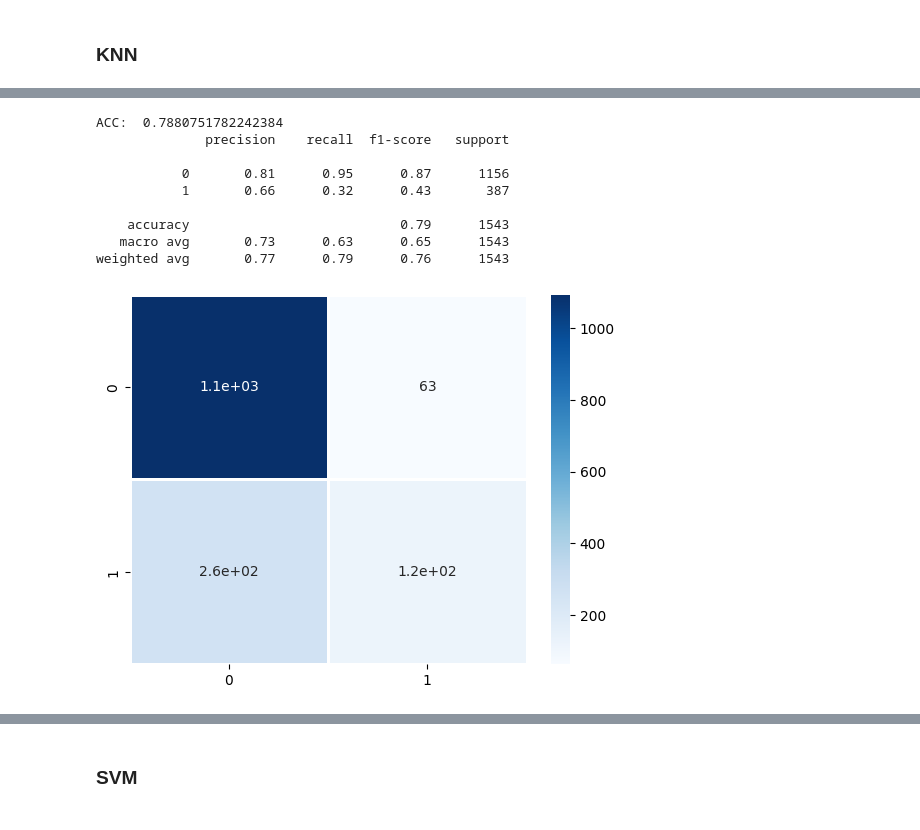
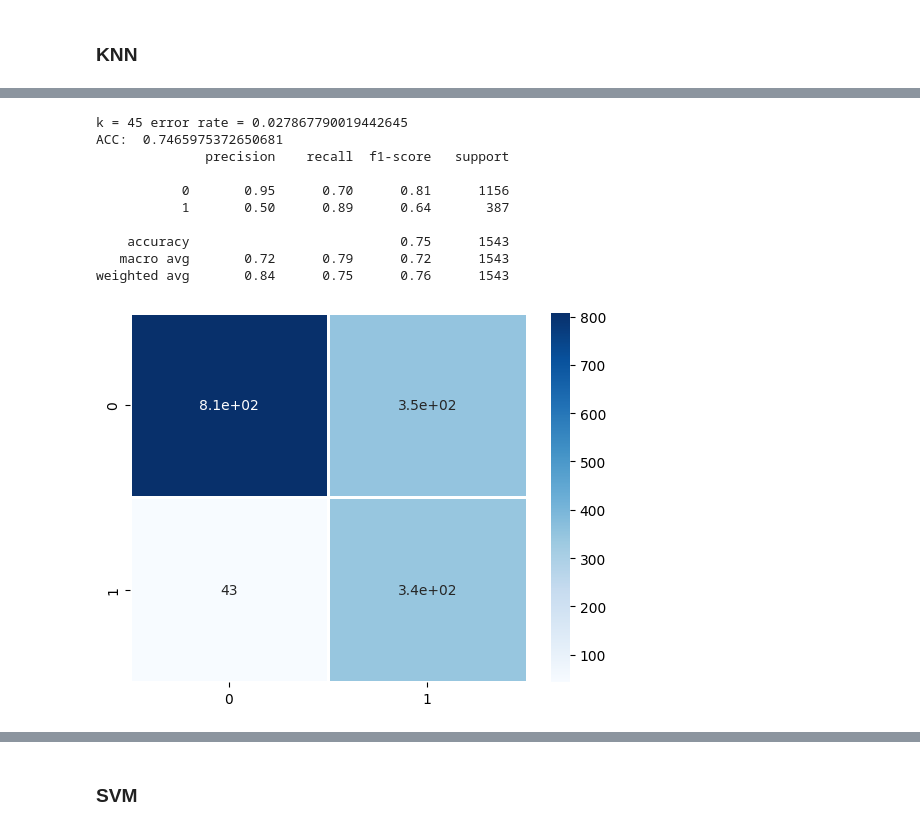
Before and after one commit to cognaiger9/DataMining, a Jupyter notebook: project.ipynb, the cells around one changed output, grey strips where cells are left out. Saved outputs shown, nothing was run; the diff lists cells and outputs as text; code cells hidden in the pictures.

```diff
--- a/project.ipynb
+++ b/project.ipynb
@@ -623,17 +674,2 @@ weighted avg       0.80      0.80      0.80      1543
 # %% [markdown]
 ### KNN
-# %%
-err_rate = []
-
-for i in range(1,40):
-    knn = KNeighborsClassifier(n_neighbors=i)
-    knn.fit(x_train_raw,y_train)
-    pred_i = knn.predict(x_test_raw)
-    err_rate.append(np.mean(pred_i != y_test))
-
-plt.figure(figsize=(20,10))
-plt.plot(range(1,40),err_rate,color='blue',linestyle='dotted',marker='o',markerfacecolor='red',markersize=8)#plotting the values
-plt.title = 'K Values VS Error Rates'
-plt.xlabel = 'K Value'
-plt.ylabel= 'Error Rate'
-plt.show()
@@ -642,18 +676,36 @@ plt.show()
-# %%
-knn = KNeighborsClassifier(n_neighbors=35,p=2,n_jobs=-1)
-knn.fit(x_train_raw,y_train)
-knnpred = knn.predict(x_test_raw)
-# %%
-evaluate(knn, x_test_raw, y_test)
-visualize_result(knn, x_test_raw, y_test)
-# %% [output]
-ACC:  0.7880751782242384
-              precision    recall  f1-score   support
-
-           0       0.81      0.95      0.87      1156
-           1       0.66      0.32      0.43       387
-
-    accuracy                           0.79      1543
-   macro avg       0.73      0.63      0.65      1543
-weighted avg       0.77      0.79      0.76      1543
-[figure, removed]
+# %%
+def find_k_neighbors(x_train, y_train, x_test, y_test):
+    res = 0
+    min_err = 1
+    for i in range(1, 50):
+        knn = KNeighborsClassifier(n_neighbors=i)
+        knn.fit(x_train, y_train)
+        pred_i = knn.predict(x_test)
+        err_rate = np.mean((pred_i != y_test) & (y_test == 1))
+        if err_rate < min_err:
+            min_err = err_rate
+            res = i
+
+    print('k =', res, 'error rate =', min_err)
+    return res
+# %%
+def knn_classifier(x_train, y_train, x_test, y_test):
+    k = find_k_neighbors(x_train, y_train, x_test, y_test)
+    knn = KNeighborsClassifier(n_neighbors=k)
+    knn.fit(x_train, y_train)
+    evaluate(knn, x_test, y_test)
+    visualize_result(knn, x_test, y_test)
+# %%
+knn_classifier(x_train_scaled, y_train_balanced, x_test_scaled, y_test)
+# %% [output]
+k = 45 error rate = 0.027867790019442645
+ACC:  0.7465975372650681
+              precision    recall  f1-score   support
+
+           0       0.95      0.70      0.81      1156
+           1       0.50      0.89      0.64       387
+
+    accuracy                           0.75      1543
+   macro avg       0.72      0.79      0.72      1543
+weighted avg       0.84      0.75      0.76      1543
+[figure, added]
```
Also changed, not shown: parts of 54 cells of this notebook.
